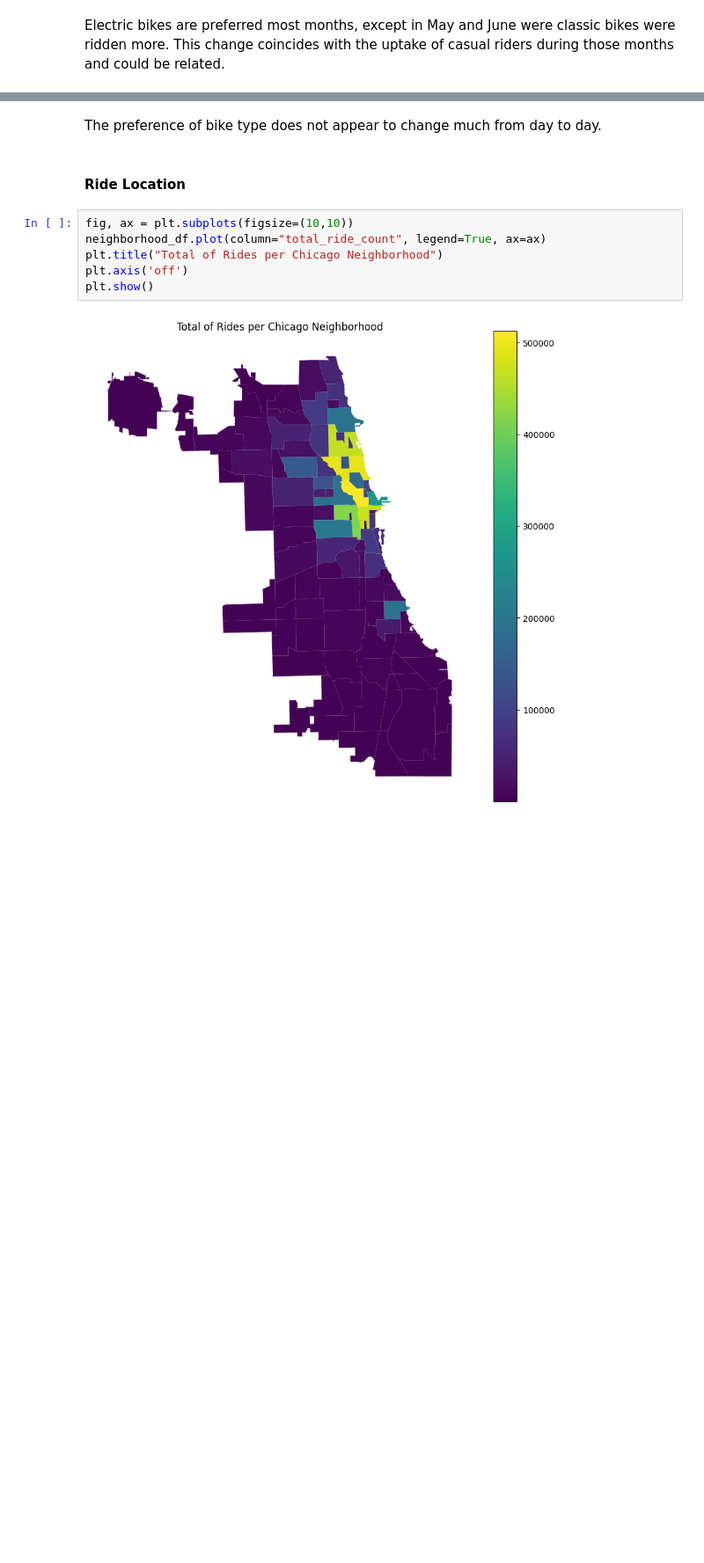
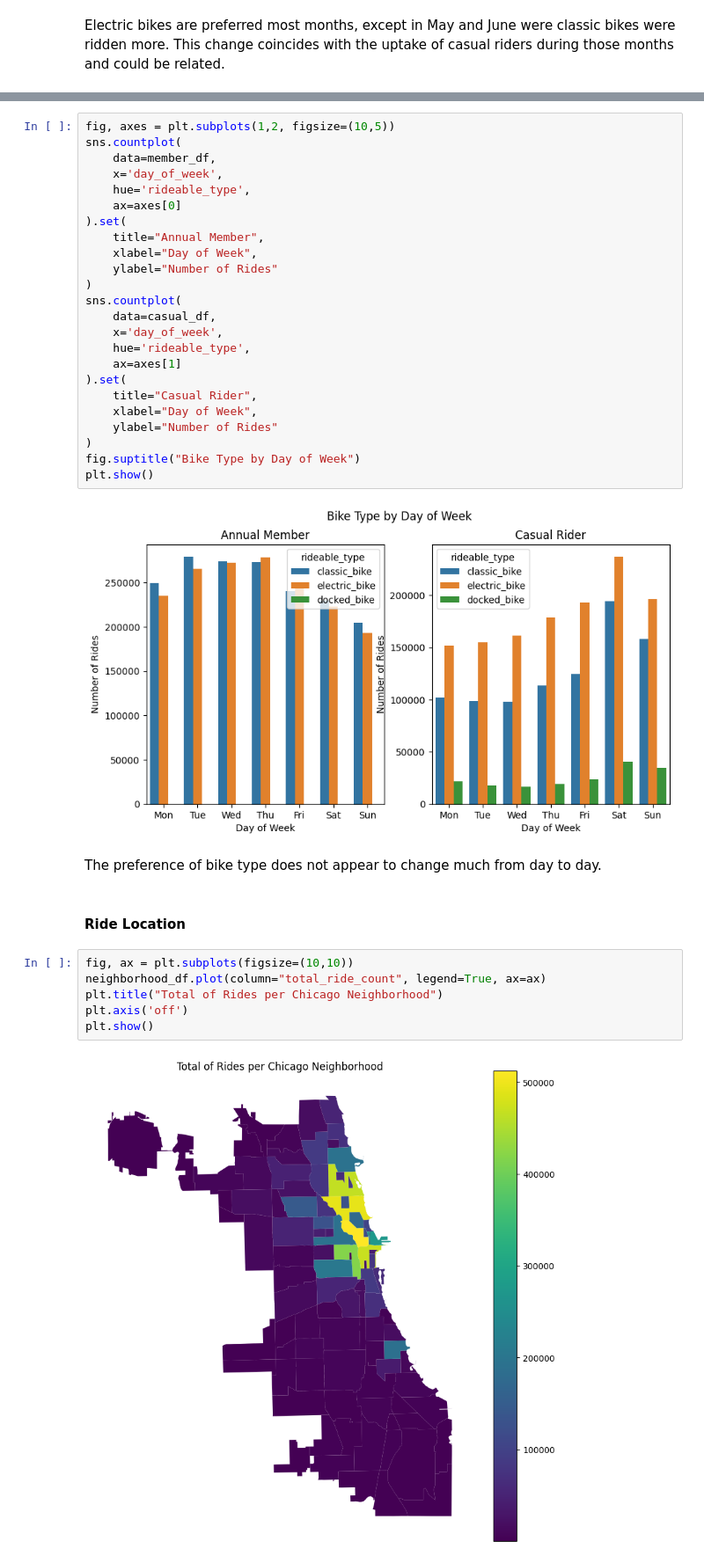
Before and after one commit to paulgreber/RideShareAnalysis, a Jupyter notebook: ride_share_analysis.ipynb, the cells around one changed output, grey strips where cells are left out. Shown: that part at 88% size. Drawn from its saved outputs; the diff is of its cells as text; blank space fills up the shorter version.

```diff
--- a/ride_share_analysis.ipynb
+++ b/ride_share_analysis.ipynb
@@ -457,3 +541,29 @@ plt.show()
+# %%
+fig, axes = plt.subplots(1,2, figsize=(10,5))
+sns.countplot(
+    data=member_df,
+    x='day_of_week',
+    hue='rideable_type',
+    ax=axes[0]
+).set(
+    title="Annual Member",
+    xlabel="Day of Week",
+    ylabel="Number of Rides"
+)
+sns.countplot(
+    data=casual_df,
+    x='day_of_week',
+    hue='rideable_type',
+    ax=axes[1]
+).set(
+    title="Casual Rider",
+    xlabel="Day of Week",
+    ylabel="Number of Rides"
+)
+fig.suptitle("Bike Type by Day of Week")
+plt.show()
+# %% [output]
+[figure, added]
 # %% [markdown]
 The preference of bike type does not appear to change much from day to day.
 # %% [markdown]
```
Also changed, not shown: parts of 20 cells of this notebook, 10 other files.
